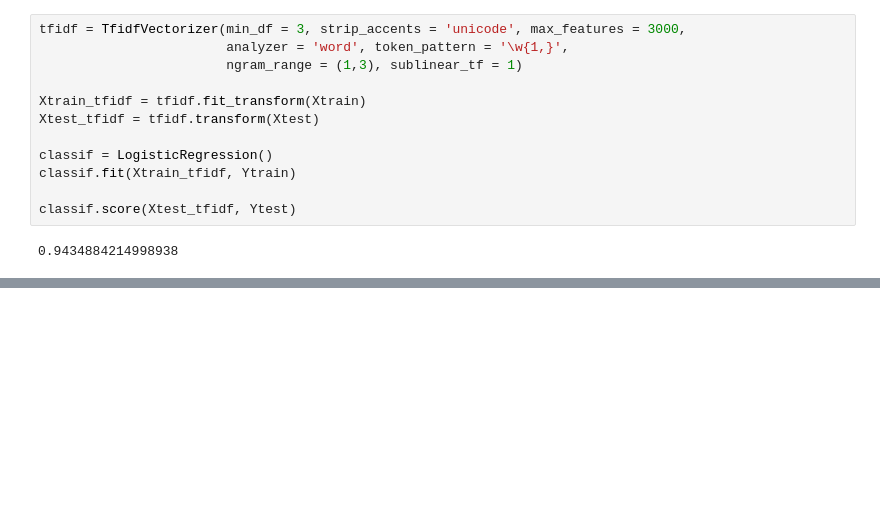
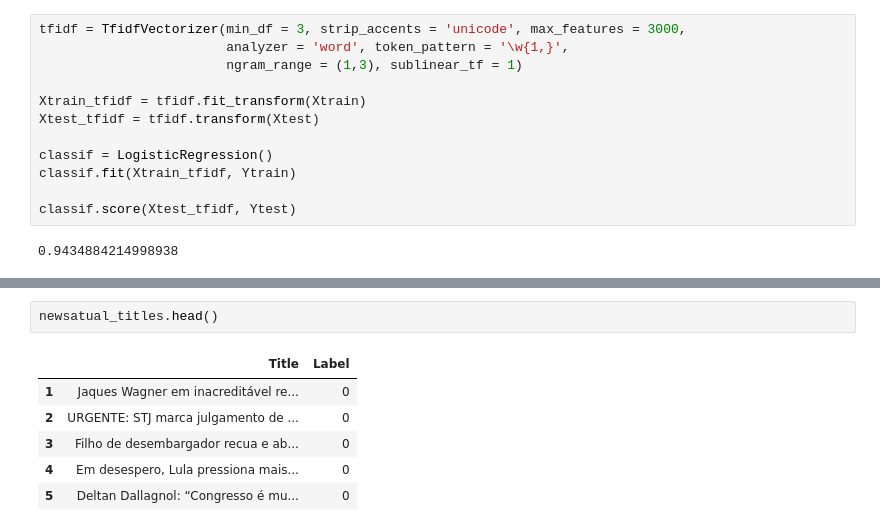
Before and after one commit to AkiraOkuno/Fake_News, a Jupyter notebook: Classification/clean_text.ipynb, the cells around one changed output, grey strips where cells are left out. Cells and saved outputs as stored; diff of their text form; blank space fills up the shorter version.

```diff
--- a/Classification/clean_text.ipynb
+++ b/Classification/clean_text.ipynb
@@ -385,0 +425,9 @@ classif.score(Xtest_tfidf, Ytest)
+# %%
+newsatual_titles.head()
+# %% [output]
+|  | Title | Label |
+| 1 | Jaques Wagner em inacreditável re... | 0 |
+| 2 | URGENTE: STJ marca julgamento de ... | 0 |
+| 3 | Filho de desembargador recua e ab... | 0 |
+| 4 | Em desespero, Lula pressiona mais... | 0 |
+| 5 | Deltan Dallagnol: “Congresso é mu... | 0 |
```
Also changed, not shown: parts of 18 cells of this notebook.
